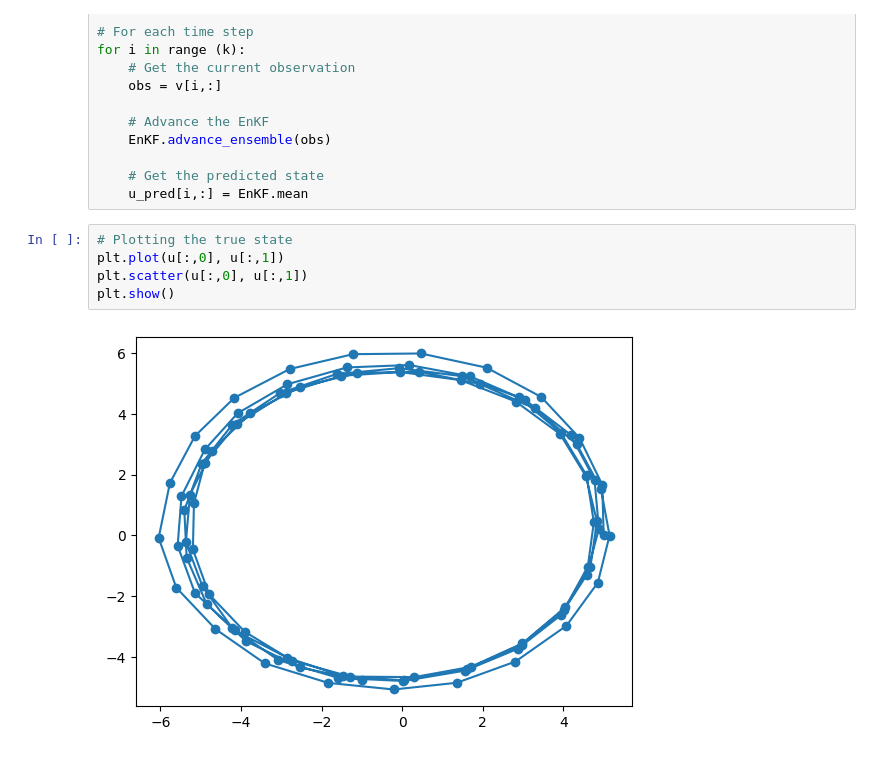
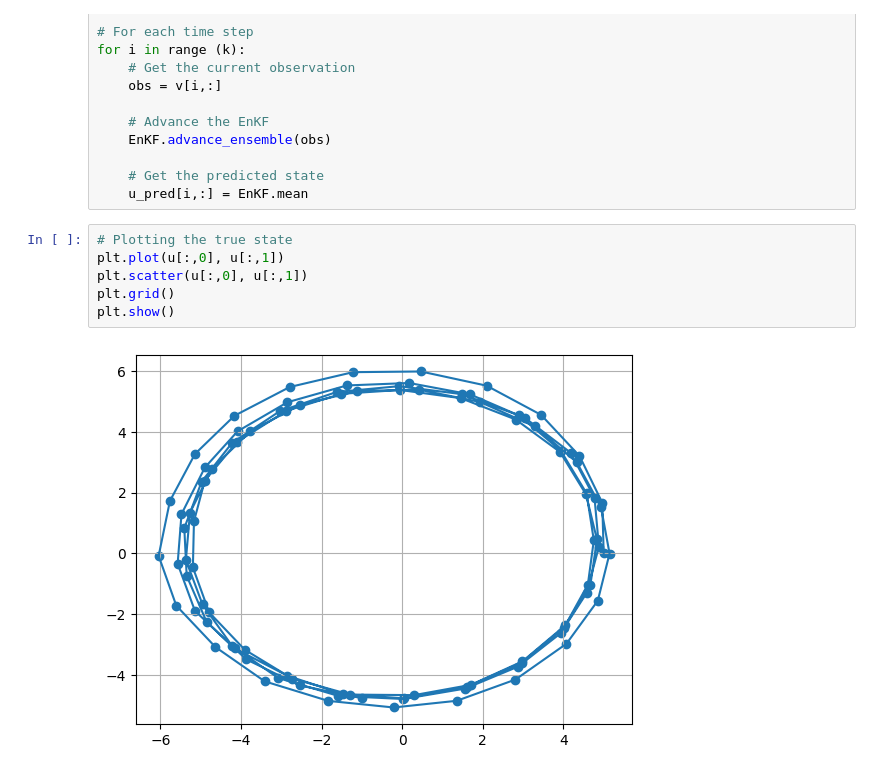
Before and after one commit to alexcraig043/math-76, a Jupyter notebook: python/enkf_test.ipynb, the cells around one changed output. Drawn from its saved outputs; the diff is of its cells as text.

```diff
--- a/python/enkf_test.ipynb
+++ b/python/enkf_test.ipynb
@@ -76,10 +76,11 @@ for i in range (k):
 # %%
 # Plotting the true state
 plt.plot(u[:,0], u[:,1])
 plt.scatter(u[:,0], u[:,1])
+plt.grid()
 plt.show()
 # %% [output]
-[figure, old version]
+[figure, new version]
 # %%
 # Plotting the predicted state
 plt.plot(u_pred[:,0], u_pred[:,1])
```
Also changed, not shown: parts of 4 cells of this notebook, 1 other file.
